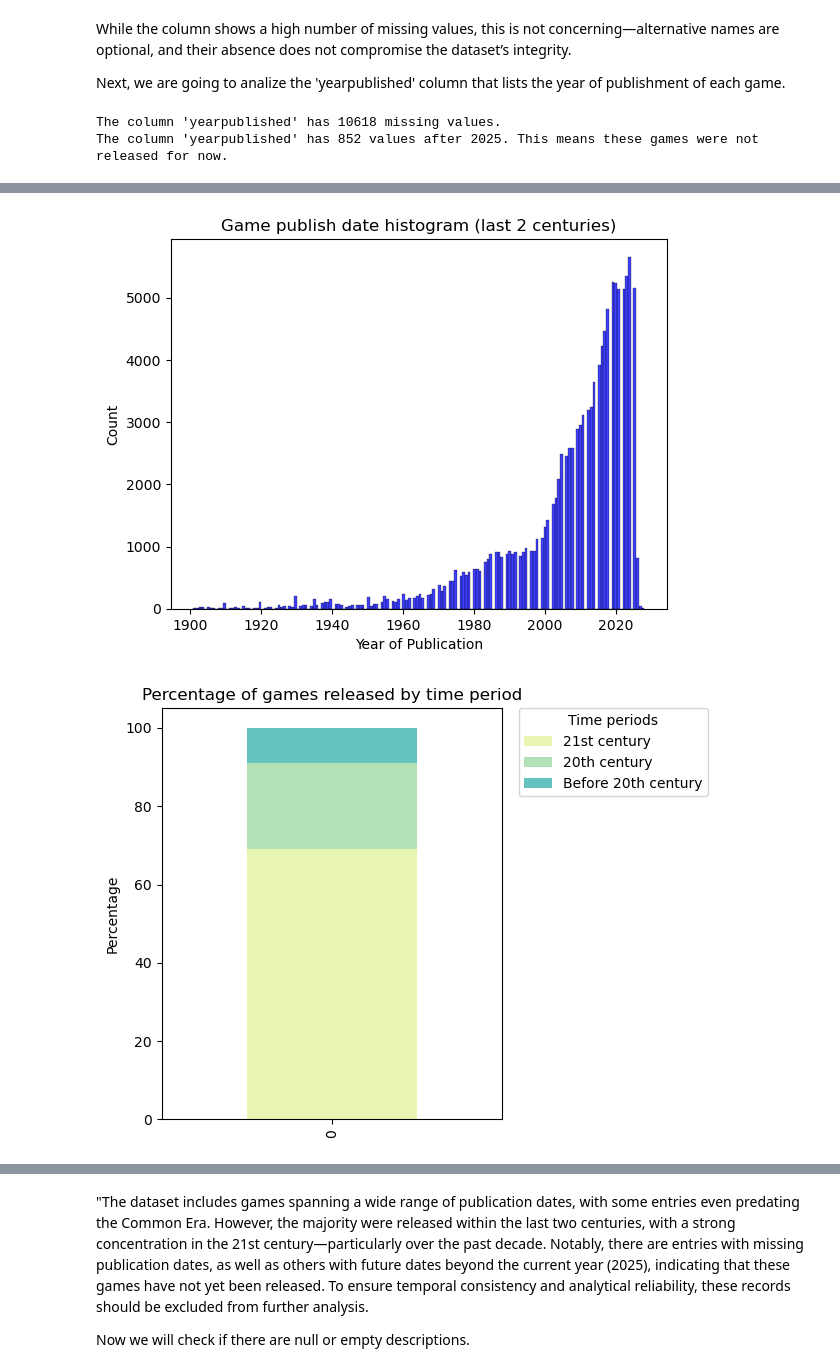
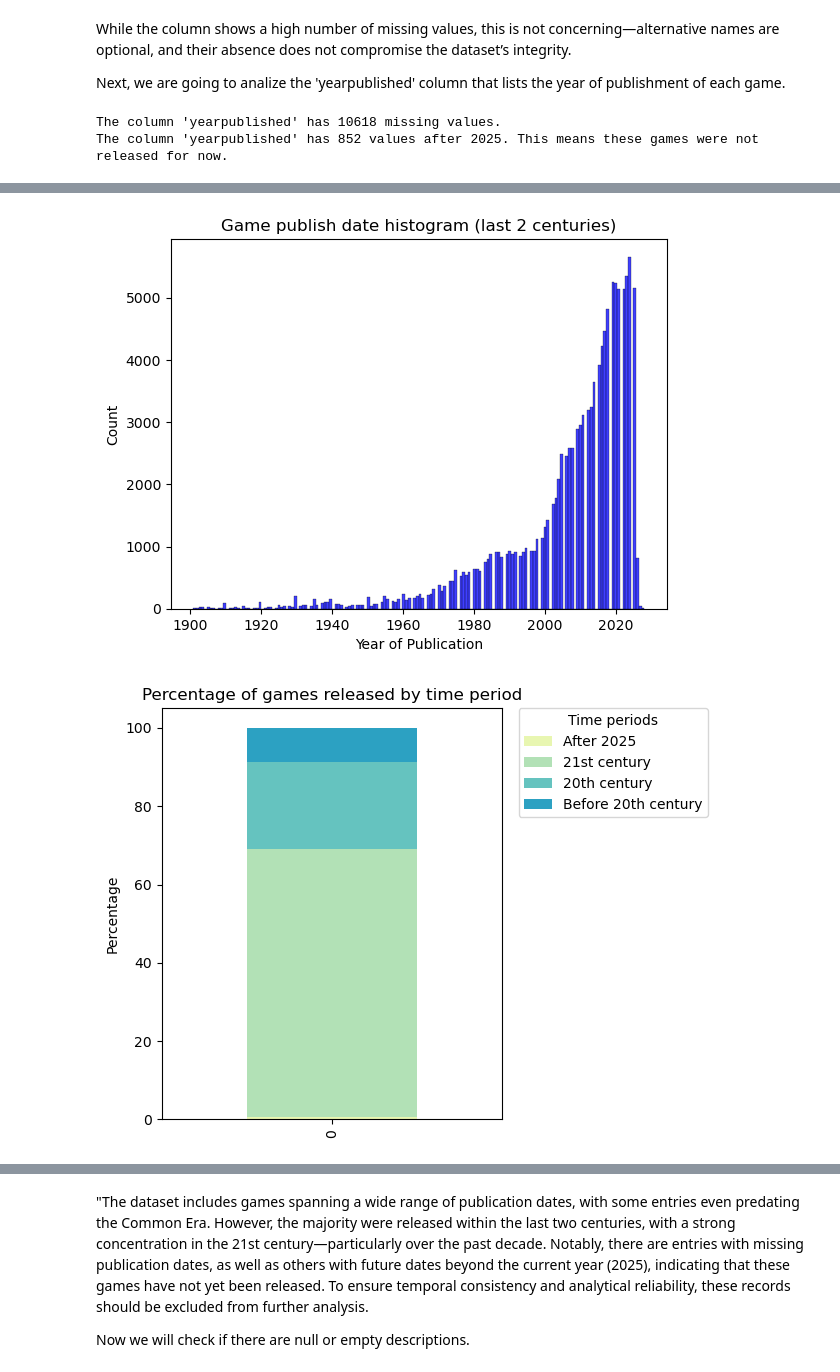
Before and after one commit to LsFaria04/PRI_Board_Games_Search_System, a Jupyter notebook: analysis.ipynb, the cells around one changed output, grey strips where cells are left out. Saved outputs shown, nothing was run; the diff lists cells and outputs as text; code cells hidden in the pictures.

```diff
--- a/analysis.ipynb
+++ b/analysis.ipynb
@@ -228,6 +228,7 @@ plt.show()
 
 
 counts = pd.Series({
+    "After 2025": (df["yearpublished"] > 2025).sum(),
     "21st century": (df["yearpublished"] > 2000).sum(),
     "20th century": ((df["yearpublished"] > 1900) & (df["yearpublished"] <= 2000)).sum(),
     "Before 20th century" : (df["yearpublished"] <= 1900).sum()
@@ -235,34 +236,34 @@ counts = pd.Series({
 percentages = counts / counts.sum() * 100
 year_percentage =  pd.DataFrame([percentages])
 year_percentage.plot(
     kind="bar", stacked=True, color=sb.color_palette("YlGnBu")
 )
 plt.ylabel("Percentage")
 plt.title("Percentage of games released by time period")
 plt.legend(bbox_to_anchor=(1.05, 1), loc="upper left", borderaxespad=0, title = "Time periods")
 plt.tight_layout()
 
 counts = pd.Series({
     "Null": ((df["yearpublished"].isna() ) | (df["yearpublished"] == 0)).sum(),
     "Not null": (df["yearpublished"].notna() & (df["yearpublished"] != 0)).sum()
 })
 percentages = counts / counts.sum() * 100
 null_year_percentage =  pd.DataFrame([percentages])
 null_year_percentage.plot(
     kind="bar", stacked=True, color=sb.color_palette("YlGnBu")
 )
 plt.ylabel("Percentage")
 plt.title("Percentage of null game release years")
 plt.legend(bbox_to_anchor=(1.05, 1), loc="upper left", borderaxespad=0, title = "Categories")
 plt.tight_layout()
 # %% [output]
 The column 'yearpublished' has 10618 missing values.
 The column 'yearpublished' has 852 values after 2025. This means these games were not released for now.
 [figure]
 [figure]
 [figure]
 [figure]
-[figure, old version]
+[figure, new version]
 [figure]
 # %% [markdown]
 "The dataset includes games spanning a wide range of publication dates, with some entries even predating the Common Era. However, the majority were released within the last two centuries, with a strong concentration in the 21st century—particularly over the past decade. Notably, there are entries with missing publication dates, as well as others with future dates beyond the current year (2025), indicating that these games have not yet been released. To ensure temporal consistency and analytical reliability, these records should be excluded from further analysis.
```
Also changed, not shown: parts of 5 cells of this notebook, 1 other file.
